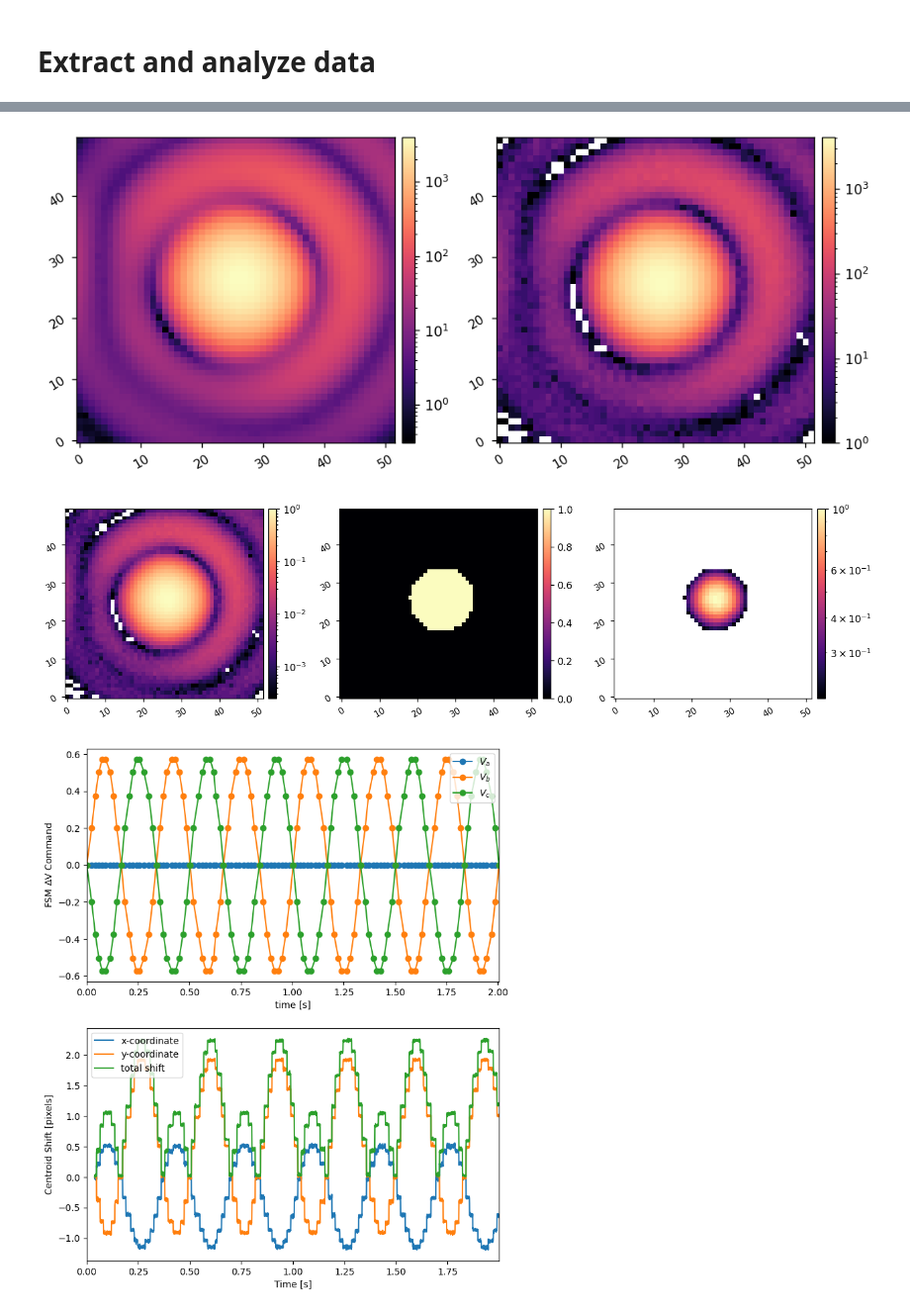
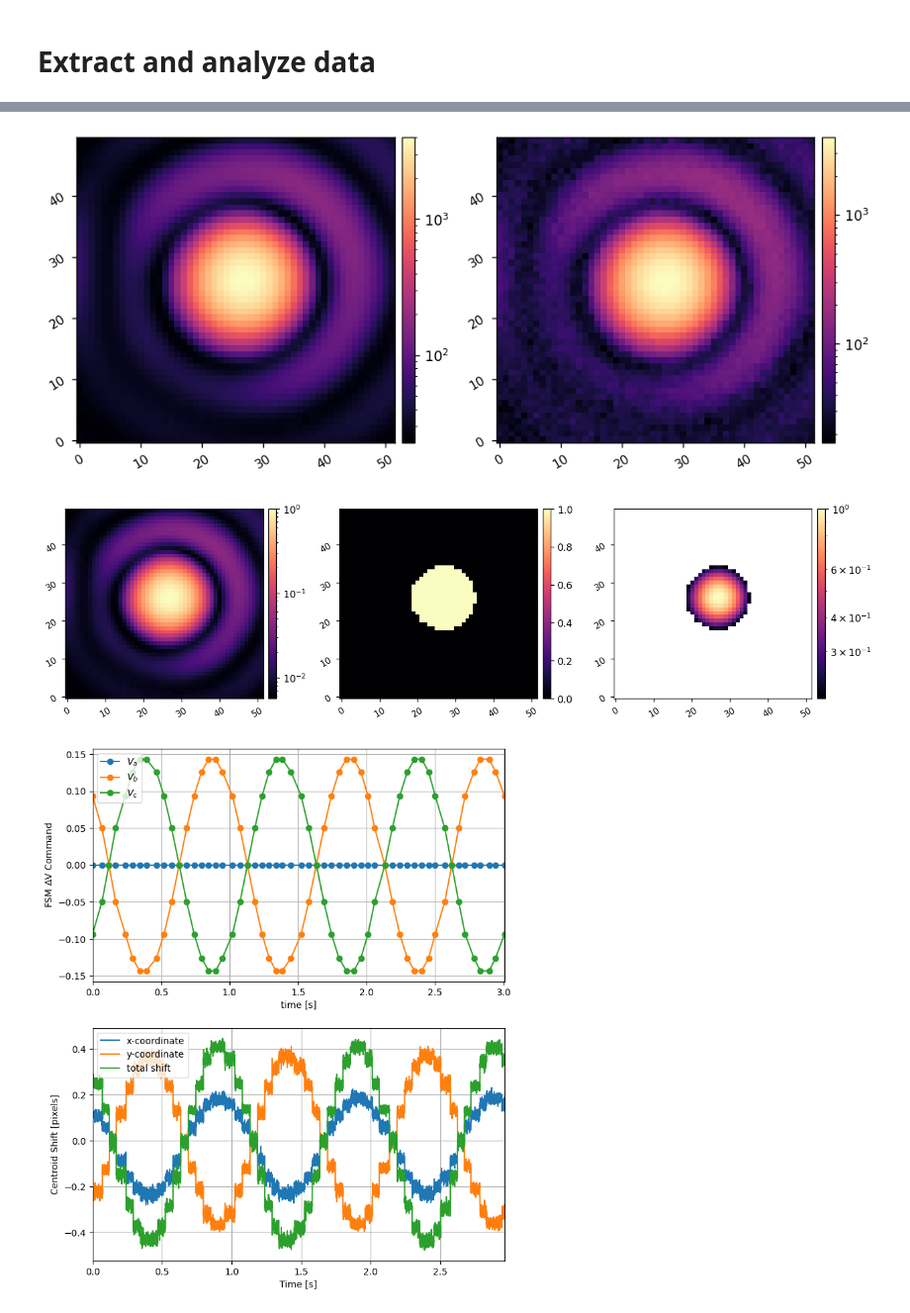
Before and after one commit to nick-lambert/fsm-exps, a Jupyter notebook: test_fsm_sin copy.ipynb, the cells around one changed output, grey strips where cells are left out. Shown: that part at 99% size. Drawn from its saved outputs; the diff is of its cells as text; code cells hidden in the pictures.

Commit message:
fixing the data processing of sinusoidal inputs to properly account for sign changes of total shift

```diff
--- a/test_fsm_sin copy.ipynb
+++ b/test_fsm_sin copy.ipynb
@@ -169,6 +175,6 @@ CompletedProcess(args=['rm', '/opt/MagAOX/telem/fsm/dm00disp10_20250129193151881
 # %%
-cam_data_fnames = sorted(glob.glob(str(exp_path/'campupil*20250129*.fits')))
-fsm_data_fnames = sorted(glob.glob(str(exp_path/'dm00disp10*20250129*.fits')))
+cam_data_fnames = sorted(glob.glob(str(exp_path/'campupil*20250130*.fits')))
+fsm_data_fnames = sorted(glob.glob(str(exp_path/'dm00disp10*20250130*.fits')))
 # cam_data_fnames
 # fsm_data_fnames
 # %%
@@ -227,48 +232,61 @@ mean_frame = np.mean(frames, axis=0)
 imshow2(mean_frame, frames[0], lognorm=True)
 
 shift_pix = []
-cen_0 = utils.centroid(frames[0].astype(float), thresh=cthresh, plot=True)
+total_shift_pix = []
+frame0 = utils.load_fits(str(exp_path/'campupil_0.fits'))
+cen_0 = utils.centroid(frame0.astype(float), thresh=cthresh, plot=True)
 for i in range(N):
     cen = utils.centroid(frames[i].astype(float), thresh=cthresh, plot=0)
     shift = cen - cen_0
     shift_pix.append(shift)
+    if shift[0]>0 and shift[1]>0:
+        total_shift_pix.append(np.sqrt(shift[0]**2 + shift[1]**2))
+    elif shift[0]>0 and shift[1]<0:
+        total_shift_pix.append(np.sqrt(shift[0]**2 + shift[1]**2))
+    elif shift[0]<0 and shift[1]>0:
+        total_shift_pix.append(-np.sqrt(shift[0]**2 + shift[1]**2))
+    elif shift[0]<0 and shift[1]<0:
+        total_shift_pix.append(-np.sqrt(shift[0]**2 + shift[1]**2))
 shift_pix = np.array(shift_pix)
+total_shift_pix = np.array(total_shift_pix)
 
-shift_pix = shift_pix - shift_pix[0]
-# shift_pix[:,0] = shift_pix[:,0] - shift_pix[0,0]
-# shift_pix[:,1] = shift_pix[:,1] - shift_pix[0,1]
 shift_as = shift_pix * pxscl_lamD * as_per_lamD # pixels * (lamD/pixel) * (as/lamD)
+total_shift_as = total_shift_pix * pxscl_lamD * as_per_lamD
 
-total_shift_pix = np.sqrt( np.sum( np.square(shift_pix), axis=1) )
-total_shift_as = np.sqrt( np.sum( np.square(shift_as), axis=1) )
+# total_shift_pix = np.sqrt( np.sum( np.square(shift_pix), axis=1) )
+# total_shift_as = np.sqrt( np.sum( np.square(shift_as), axis=1) )
 
 fig = plt.figure(figsize=(8,10))
 plt.subplot(211)
 plt.plot(rel_fsm_times, fsm_commands[:,0], '-o', label='$V_a$')
 plt.plot(rel_fsm_times, fsm_commands[:,1], '-o', label='$V_b$')
 plt.plot(rel_fsm_times, fsm_commands[:,2], '-o', label='$V_c$')
 plt.ylabel('FSM $\Delta$V Command')
 plt.xlabel('time [s]')
 plt.xlim([0,rel_fsm_times.max()])
 # plt.xlim([0, 1])
+plt.grid()
 plt.legend()
 
 plt.subplot(212)
 plt.plot(rel_cam_times, shift_pix[:,0], label='x-coordinate')
 plt.plot(rel_cam_times, shift_pix[:,1], label='y-coordinate')
 plt.plot(rel_cam_times, total_shift_pix, label='total shift')
+# plt.plot(rel_cam_times, shift_as[:,0], label='x-coordinate')
+# plt.plot(rel_cam_times, shift_as[:,1], label='y-coordinate')
 # plt.plot(rel_cam_times, total_shift_as, label='total shift')
 plt.ylabel('Centroid Shift [pixels]')
 plt.xlabel('Time [s]')
 plt.xlim([0, rel_cam_times.max()])
 # plt.xlim([0, 1])
+plt.grid()
 plt.legend()
 
 plt.show()
 # %% [output]
-[figure, old version]
+[figure, new version]
-[figure, old version]
+[figure, new version]
-[figure, old version]
+[figure, new version]
 # %%
 import numpy as np
 import matplotlib.pyplot as plt
```
Also changed, not shown: parts of 19 cells of this notebook, 2 other files.
